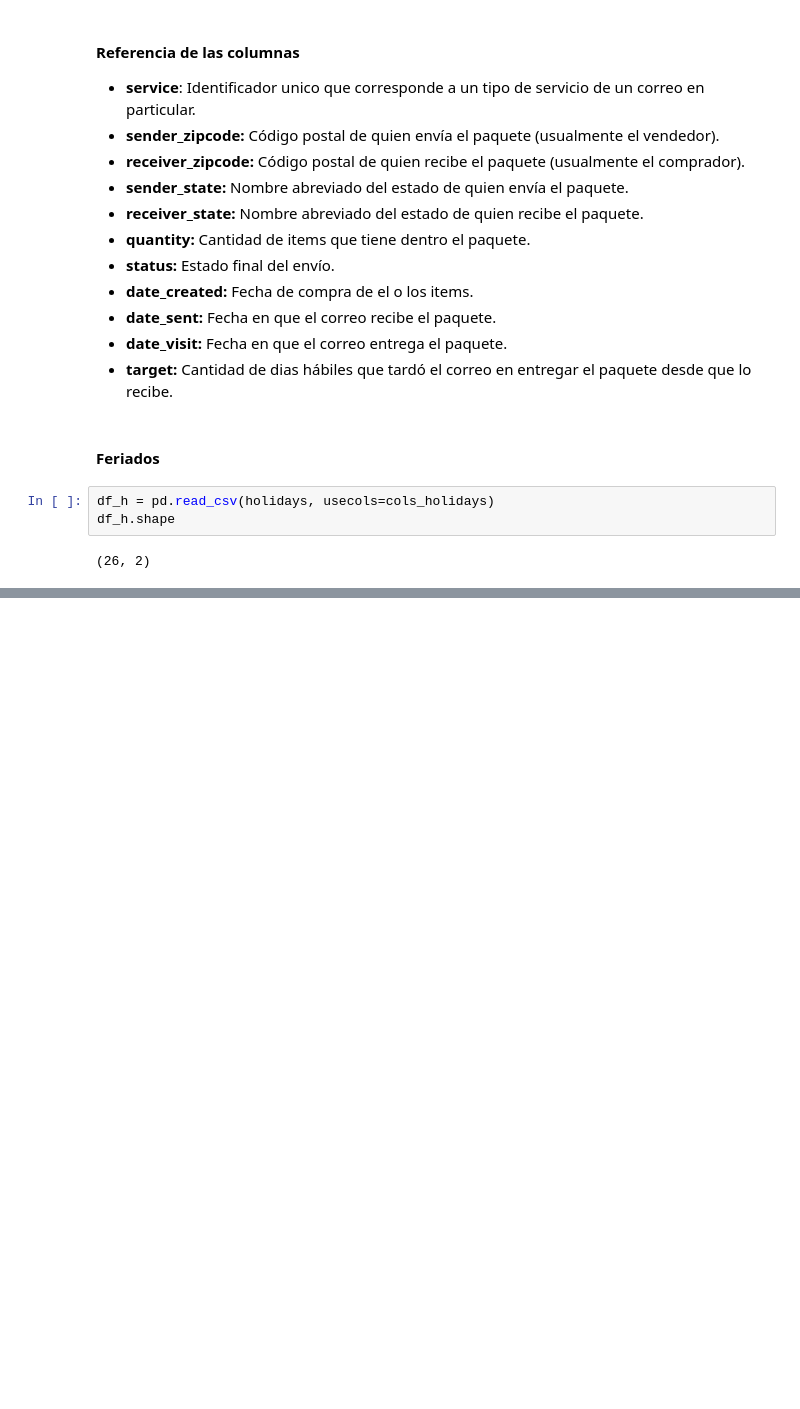
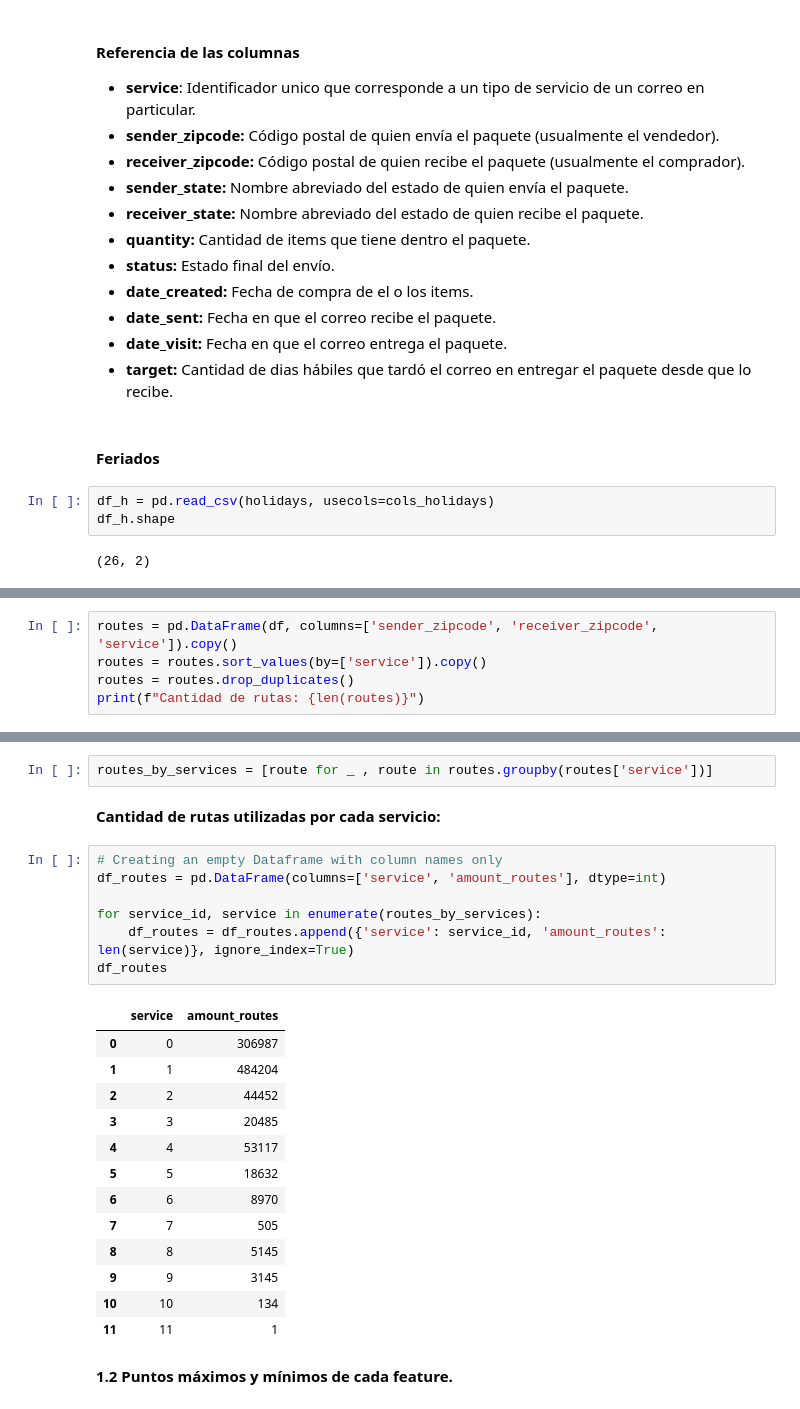
Before and after one commit to manquius/series_temporales, a Jupyter notebook: Practico1.ipynb, the cells around one changed output, grey strips where cells are left out. Drawn from its saved outputs; the diff is of its cells as text; blank space fills up the shorter version.

```diff
--- a/Practico1.ipynb
+++ b/Practico1.ipynb
@@ -89,0 +130,5 @@ df_h.sample(5)
+# %%
+routes = pd.DataFrame(df, columns=['sender_zipcode', 'receiver_zipcode', 'service']).copy()
+routes = routes.sort_values(by=['service']).copy()
+routes = routes.drop_duplicates()
+print(f"Cantidad de rutas: {len(routes)}")
@@ -89,0 +146,27 @@ df_h.sample(5)
+# %%
+routes_by_services = [route for _ , route in routes.groupby(routes['service'])]
+# %% [markdown]
+**Cantidad de rutas utilizadas por cada servicio:**
+# %%
+# Creating an empty Dataframe with column names only
+df_routes = pd.DataFrame(columns=['service', 'amount_routes'], dtype=int)
+
+for service_id, service in enumerate(routes_by_services):
+    df_routes = df_routes.append({'service': service_id, 'amount_routes': len(service)}, ignore_index=True)
+df_routes
+# %% [output]
+|  | service | amount_routes |
+| 0 | 0 | 306987 |
+| 1 | 1 | 484204 |
+| 2 | 2 | 44452 |
+| 3 | 3 | 20485 |
+| 4 | 4 | 53117 |
+| 5 | 5 | 18632 |
+| 6 | 6 | 8970 |
+| 7 | 7 | 505 |
+| 8 | 8 | 5145 |
+| 9 | 9 | 3145 |
+| 10 | 10 | 134 |
+| 11 | 11 | 1 |
+# %% [markdown]
+**1.2 Puntos máximos y mínimos de cada feature.**
```
Also changed, not shown: parts of 42 cells of this notebook.
